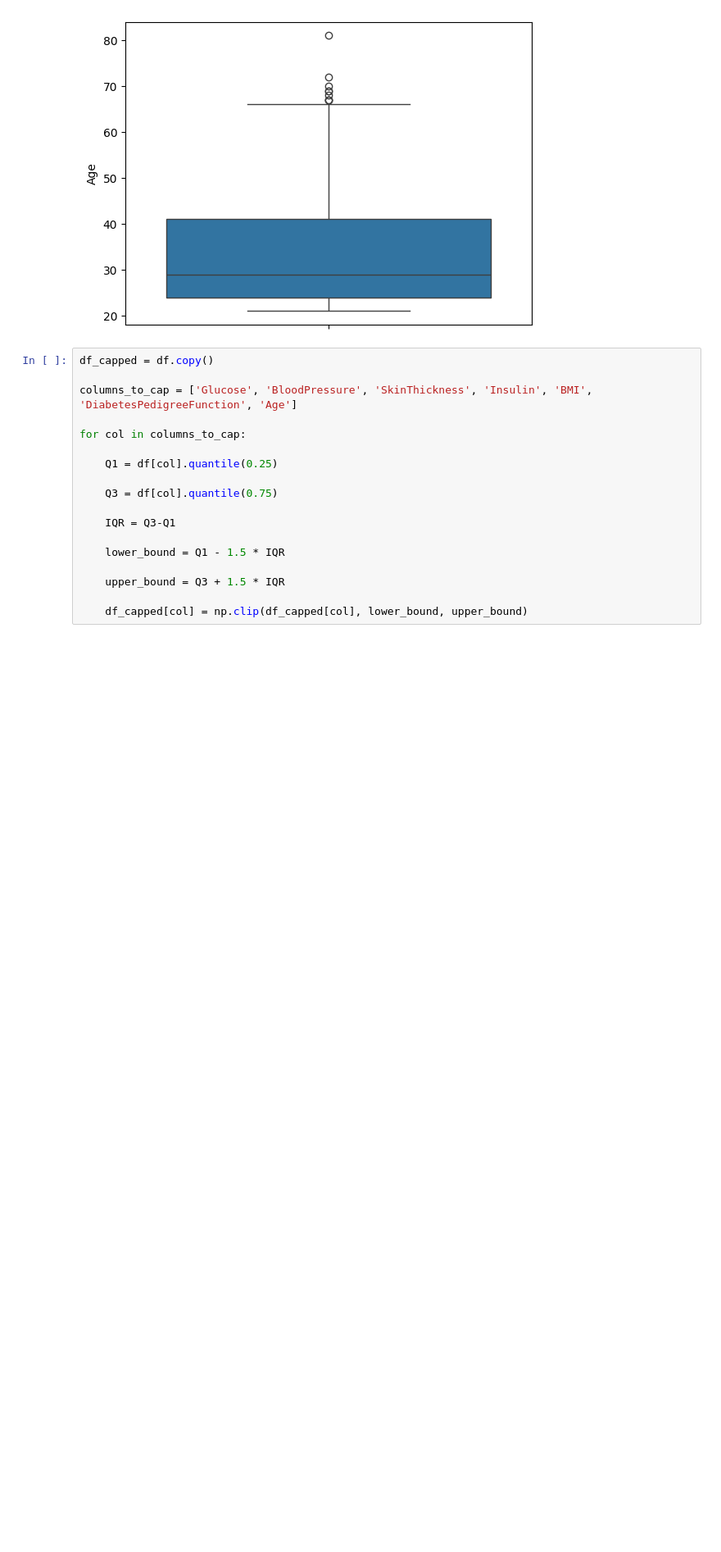
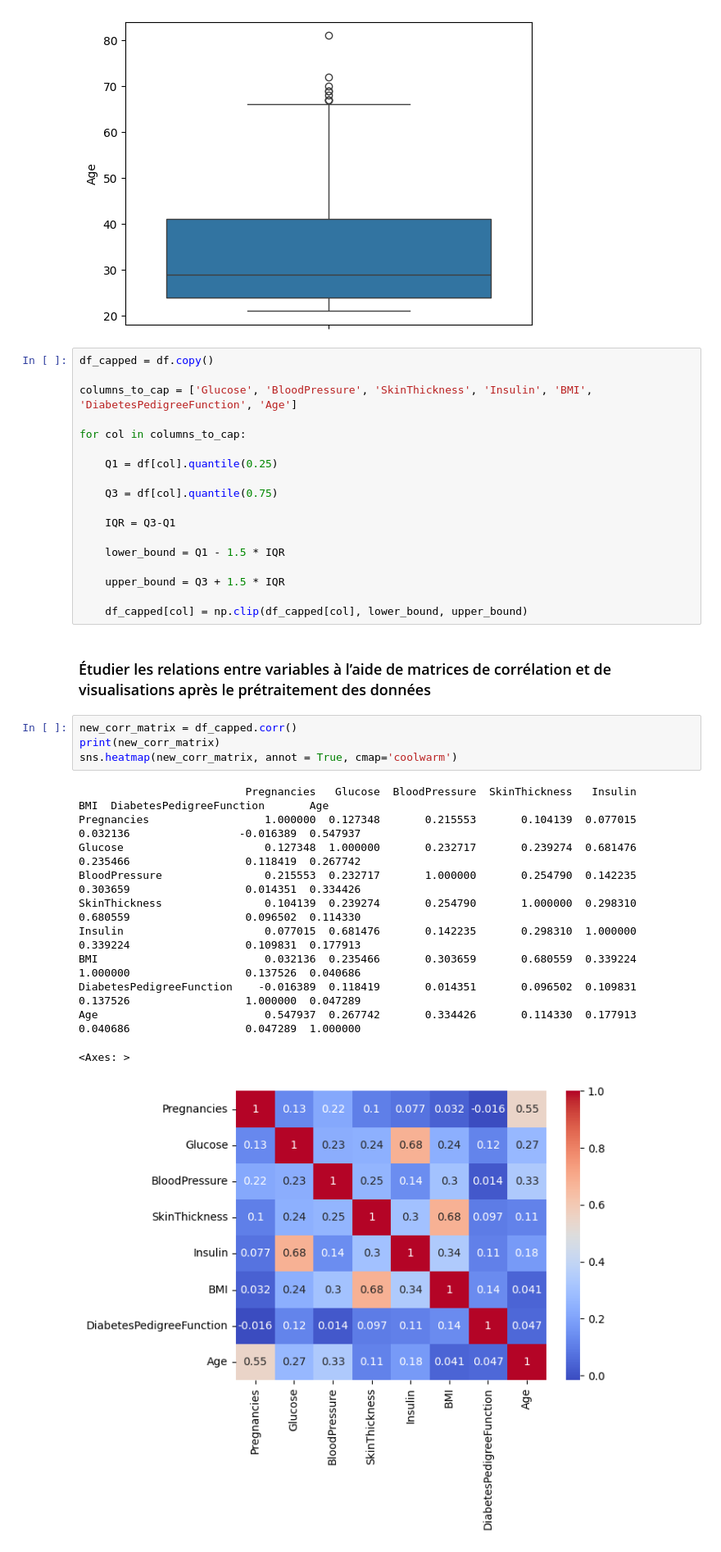
Before and after one commit to elmhmmd/Analyse-et-Pr-diction-du-Risque-de-Diab-te, a Jupyter notebook: Diabetes.ipynb, the cells around one changed output. Shown at 82% size. Drawn from its saved outputs; the diff is of its cells as text; blank space fills up the shorter version.

```diff
--- a/Diabetes.ipynb
+++ b/Diabetes.ipynb
@@ -197,3 +197,21 @@ for col in columns_to_cap:
     upper_bound = Q3 + 1.5 * IQR
 
     df_capped[col] = np.clip(df_capped[col], lower_bound, upper_bound)
+# %% [markdown]
+### Étudier les relations entre variables à l’aide de matrices de corrélation et de visualisations après le prétraitement des données
+# %%
+new_corr_matrix = df_capped.corr()
+print(new_corr_matrix)
+sns.heatmap(new_corr_matrix, annot = True, cmap='coolwarm')
+# %% [output]
+                          Pregnancies   Glucose  BloodPressure  SkinThickness   Insulin       BMI  DiabetesPedigreeFunction       Age
+Pregnancies                  1.000000  0.127348       0.215553       0.104139  0.077015  0.032136                 -0.016389  0.547937
+Glucose                      0.127348  1.000000       0.232717       0.239274  0.681476  0.235466                  0.118419  0.267742
+BloodPressure                0.215553  0.232717       1.000000       0.254790  0.142235  0.303659                  0.014351  0.334426
+SkinThickness                0.104139  0.239274       0.254790       1.000000  0.298310  0.680559                  0.096502  0.114330
+Insulin                      0.077015  0.681476       0.142235       0.298310  1.000000  0.339224                  0.109831  0.177913
+BMI                          0.032136  0.235466       0.303659       0.680559  0.339224  1.000000                  0.137526  0.040686
+DiabetesPedigreeFunction    -0.016389  0.118419       0.014351       0.096502  0.109831  0.137526                  1.000000  0.047289
+Age                          0.547937  0.267742       0.334426       0.114330  0.177913  0.040686                  0.047289  1.000000
+<Axes: >
+[figure, added]
```
Also changed, not shown: parts of 1 cell of this notebook.
